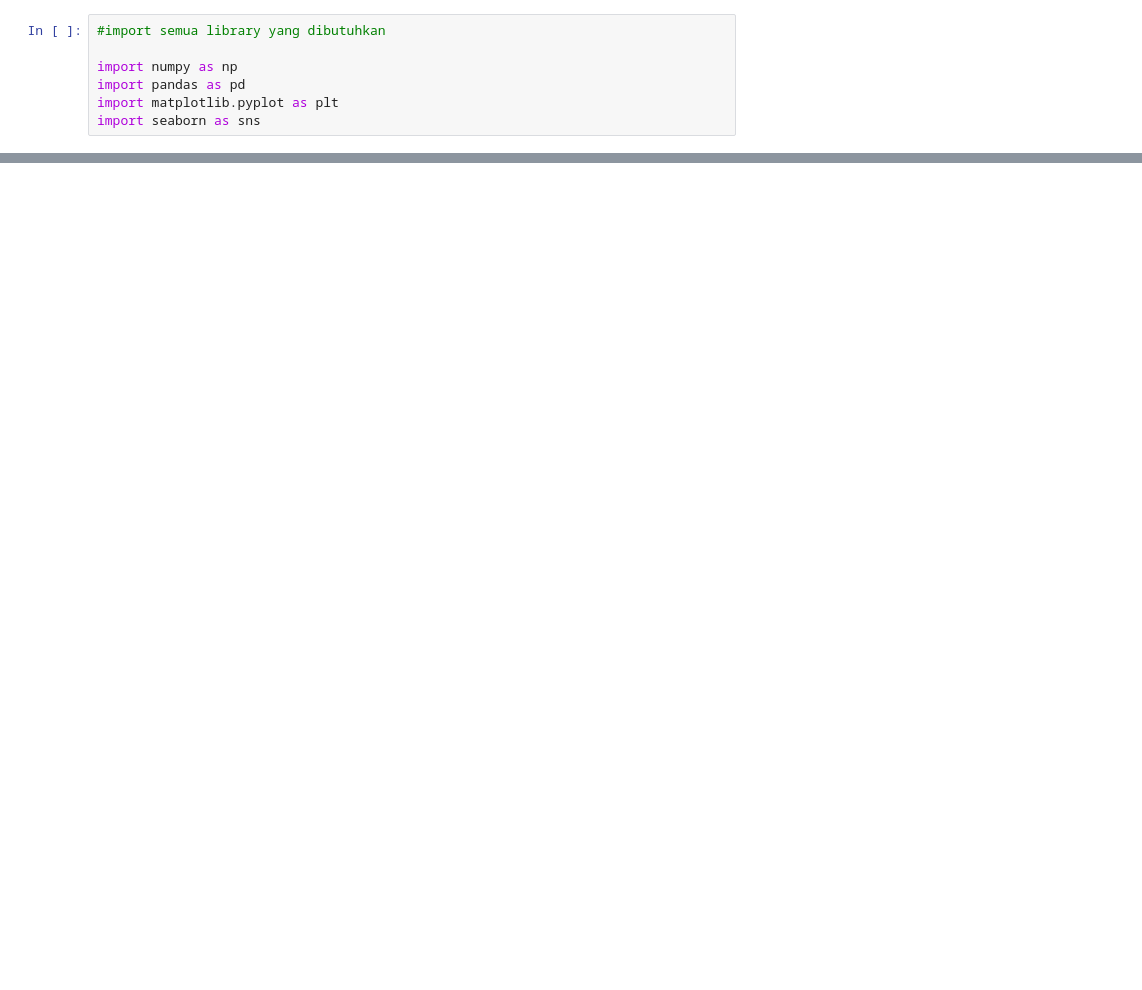
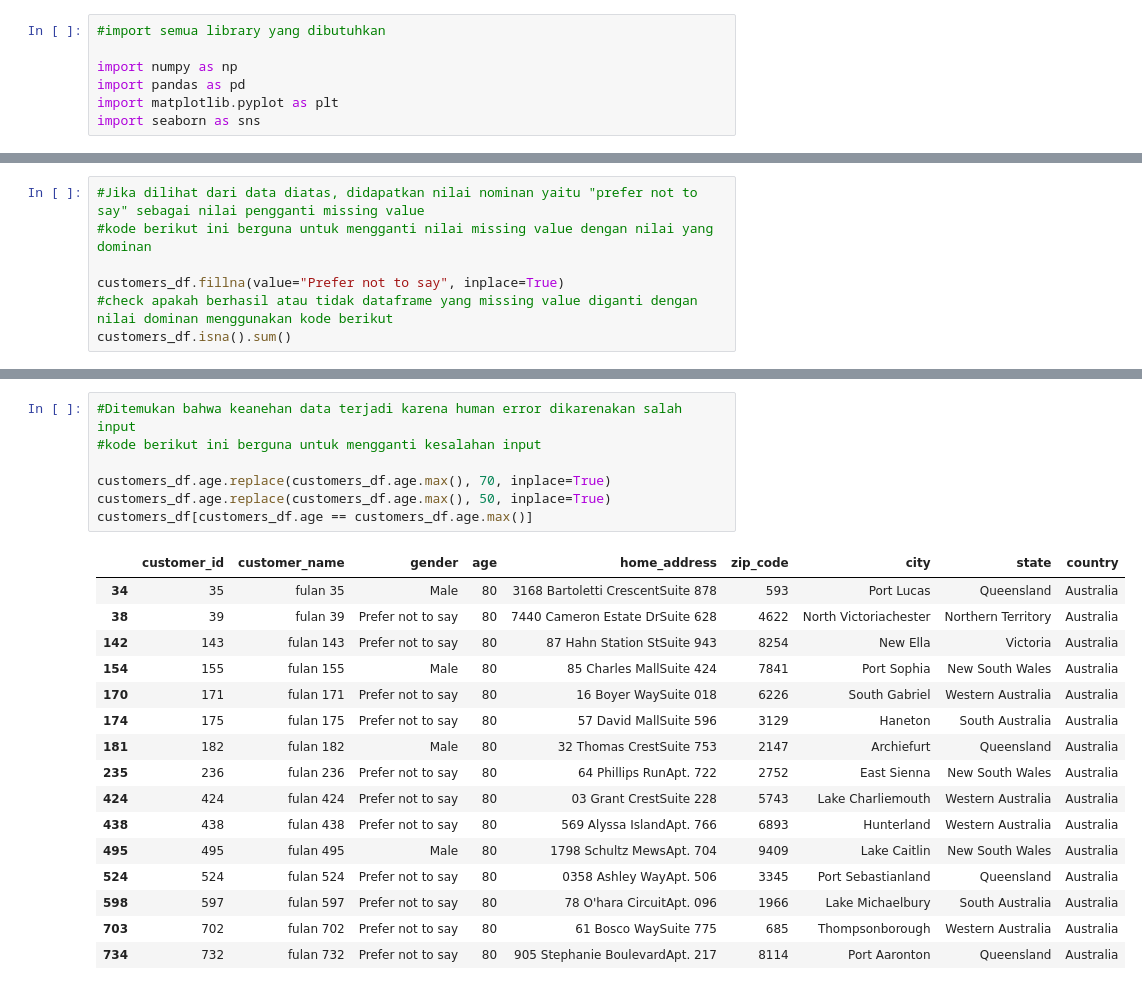
Before and after one commit to Arif-0123/Proyek_Analisis_Data, a Jupyter notebook: Analisis Penjualan/Analisis_Penjualan.ipynb, the cells around one changed output, grey strips where cells are left out. Cells and saved outputs as stored; diff of their text form; blank space fills up the shorter version.

```diff
--- a/Analisis Penjualan/Analisis_Penjualan.ipynb
+++ b/Analisis Penjualan/Analisis_Penjualan.ipynb
@@ -31,0 +286,7 @@ sales_df.head()
+# %%
+#Jika dilihat dari data diatas, didapatkan nilai nominan yaitu "prefer not to say" sebagai nilai pengganti missing value
+#kode berikut ini berguna untuk mengganti nilai missing value dengan nilai yang dominan
+
+customers_df.fillna(value="Prefer not to say", inplace=True)
+#check apakah berhasil atau tidak dataframe yang missing value diganti dengan nilai dominan menggunakan kode berikut
+customers_df.isna().sum()
@@ -31,0 +312,24 @@ sales_df.head()
+# %%
+#Ditemukan bahwa keanehan data terjadi karena human error dikarenakan salah input
+#kode berikut ini berguna untuk mengganti kesalahan input
+
+customers_df.age.replace(customers_df.age.max(), 70, inplace=True)
+customers_df.age.replace(customers_df.age.max(), 50, inplace=True)
+customers_df[customers_df.age == customers_df.age.max()]
+# %% [output]
+|  | customer_id | customer_name | gender | age | home_address | zip_code | city | state | country |
+| 34 | 35 | fulan 35 | Male | 80 | 3168 Bartoletti CrescentSuite 878 | 593 | Port Lucas | Queensland | Australia |
+| 38 | 39 | fulan 39 | Prefer not to say | 80 | 7440 Cameron Estate DrSuite 628 | 4622 | North Victoriachester | Northern Territory | Australia |
+| 142 | 143 | fulan 143 | Prefer not to say | 80 | 87 Hahn Station StSuite 943 | 8254 | New Ella | Victoria | Australia |
+| 154 | 155 | fulan 155 | Male | 80 | 85 Charles MallSuite 424 | 7841 | Port Sophia | New South Wales | Australia |
+| 170 | 171 | fulan 171 | Prefer not to say | 80 | 16 Boyer WaySuite 018 | 6226 | South Gabriel | Western Australia | Australia |
+| 174 | 175 | fulan 175 | Prefer not to say | 80 | 57 David MallSuite 596 | 3129 | Haneton | South Australia | Australia |
+| 181 | 182 | fulan 182 | Male | 80 | 32 Thomas CrestSuite 753 | 2147 | Archiefurt | Queensland | Australia |
+| 235 | 236 | fulan 236 | Prefer not to say | 80 | 64 Phillips RunApt. 722 | 2752 | East Sienna | New South Wales | Australia |
+| 424 | 424 | fulan 424 | Prefer not to say | 80 | 03 Grant CrestSuite 228 | 5743 | Lake Charliemouth | Western Australia | Australia |
+| 438 | 438 | fulan 438 | Prefer not to say | 80 | 569 Alyssa IslandApt. 766 | 6893 | Hunterland | Western Australia | Australia |
+| 495 | 495 | fulan 495 | Male | 80 | 1798 Schultz MewsApt. 704 | 9409 | Lake Caitlin | New South Wales | Australia |
+| 524 | 524 | fulan 524 | Prefer not to say | 80 | 0358 Ashley WayApt. 506 | 3345 | Port Sebastianland | Queensland | Australia |
+| 598 | 597 | fulan 597 | Prefer not to say | 80 | 78 O'hara CircuitApt. 096 | 1966 | Lake Michaelbury | South Australia | Australia |
+| 703 | 702 | fulan 702 | Prefer not to say | 80 | 61 Bosco WaySuite 775 | 685 | Thompsonborough | Western Australia | Australia |
+| 734 | 732 | fulan 732 | Prefer not to say | 80 | 905 Stephanie BoulevardApt. 217 | 8114 | Port Aaronton | Queensland | Australia |
```
Also changed, not shown: parts of 34 cells of this notebook.
